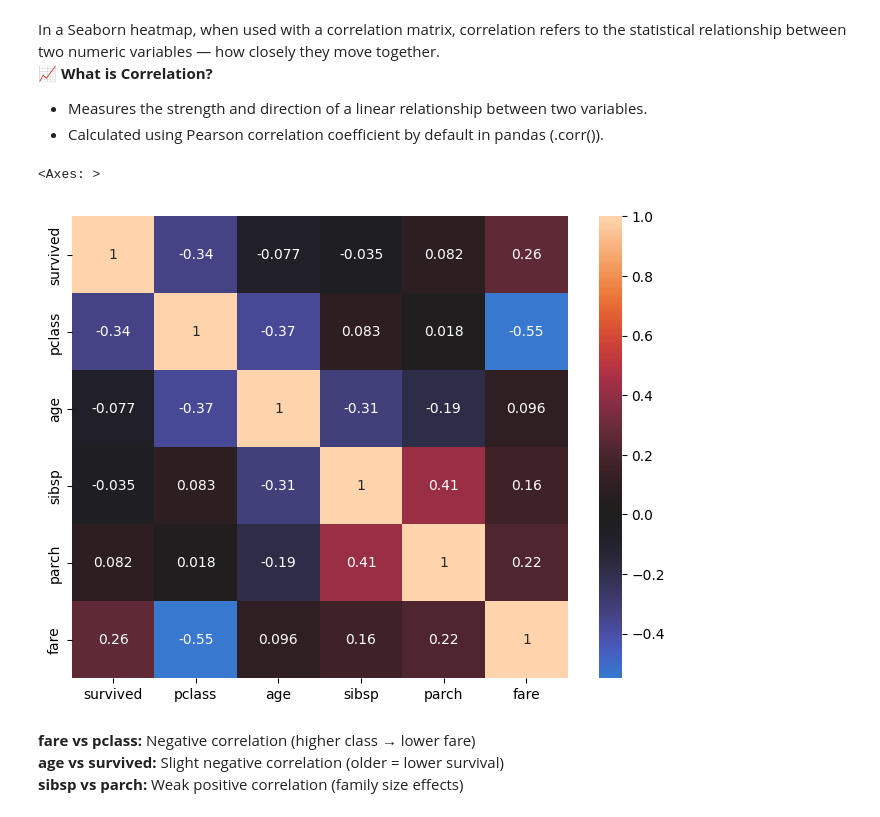
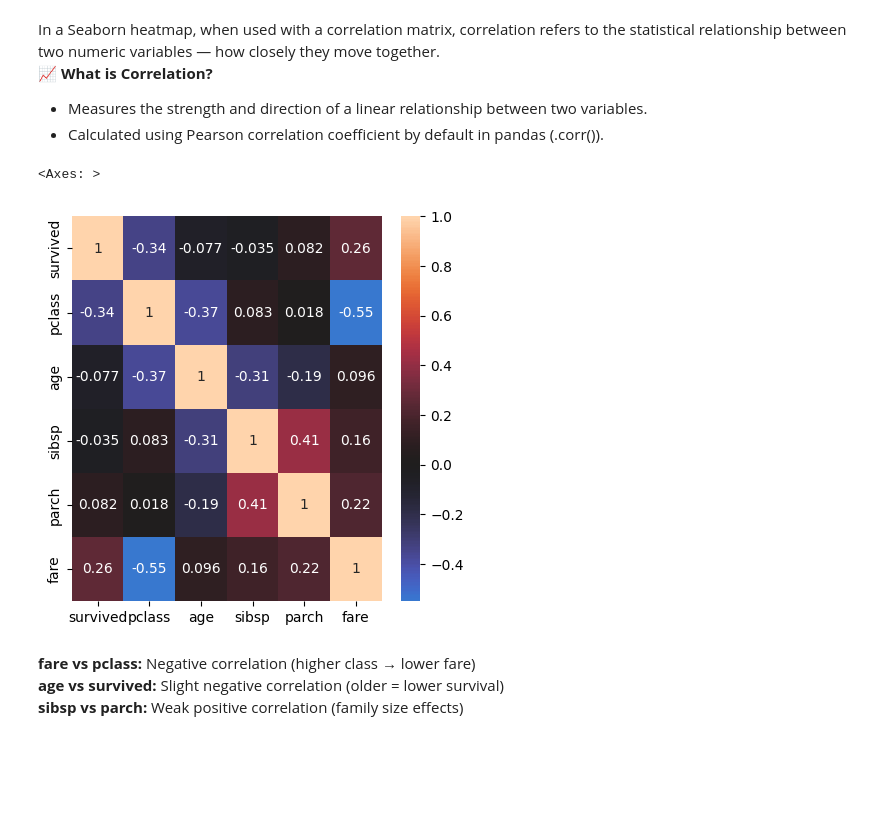
Before and after one commit to asupraja3/py-ml-toolkit-collab, a Jupyter notebook: Seaborn_collab.ipynb, the cells around one changed output. Drawn from its saved outputs; the diff is of its cells as text; code cells hidden in the pictures; blank space fills up the shorter version.

```diff
--- a/Seaborn_collab.ipynb
+++ b/Seaborn_collab.ipynb
@@ -390,11 +390,11 @@ titanic = sns.load_dataset('titanic')
 num_cols = titanic.select_dtypes(include=['number'])
 corr = num_cols.corr()
 # %%
-plt.figure(figsize=(8, 6))
+plt.figure(figsize=(5, 5))
 sns.heatmap(corr, annot=True, center=0)
 # %% [output]
 <Axes: >
-[figure, old version]
+[figure, new version]
 # %% [markdown]
 **fare vs pclass:**	Negative correlation (higher class → lower fare)
 **age vs survived:**	Slight negative correlation (older = lower survival)
```
Also changed, not shown: parts of 6 cells of this notebook.
